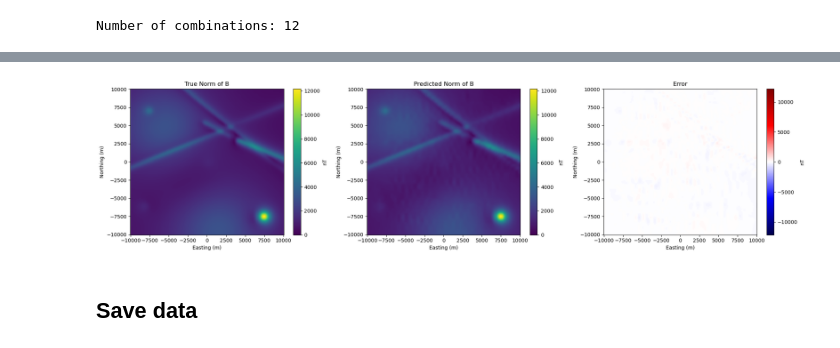
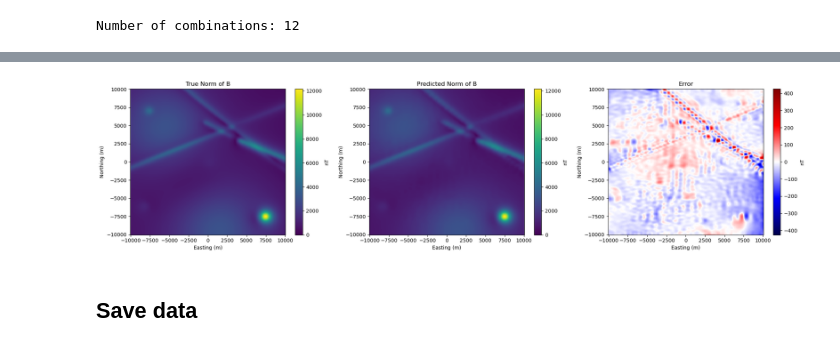
Before and after one commit to compgeolab/eqs-magnetic-dual-layer, a Jupyter notebook: code/01_simple_sources.ipynb, the cells around one changed output, grey strips where cells are left out. Cells and saved outputs as stored; diff of their text form; code cells hidden in the pictures.

```diff
--- a/code/01_simple_sources.ipynb
+++ b/code/01_simple_sources.ipynb
@@ -198,20 +212,26 @@ Block reduce the data has several advantages:
 # %%
 block_spacing = 2e3
 reducer = vd.BlockReduce(
-    reduction=np.median,
+    reduction="median",
     spacing=block_spacing,
-    region=(vd.pad_region(region, pad=block_spacing*0.5)),
+    region=(vd.pad_region(region, pad=block_spacing*0.5)), # Padding allows more data along the survey bounds to be used.
     drop_coords=False
 )
 # Use the filter method to apply the reduction:
 coords_blocked, tfa_blocked = reducer.filter(coordinates, data=tfa)
 
-plt.figure()
+plt.figure(figsize=(12,4))
+plt.subplot(1,2,1)
 plt.plot(*coordinates[:2], ".", color="#0B486B", markersize=1, label='data points')
 plt.plot(*coords_blocked[:2], ".", color="#79BD9A", markersize=5, label='deep sources')
 plt.title("Location of Deep Sources")
 plt.xlabel("Easting (m)")
 plt.ylabel("Northing (m)")
 plt.legend()
+plt.subplot(1,2,2)
+plt.scatter(*coords_blocked[:2], c=tfa_blocked, cmap="seismic", s=5, vmin=-scale_tfa, vmax=scale_tfa)
+plt.title("TFA of Synthetic Data")
+plt.xlabel("Easting (m)")
+plt.colorbar(label="nT")
 plt.show()
 # %% [output]
@@ -229,11 +241,10 @@ plt.show()
 # %%
 dampings_deep_eqs = [1e-5, 1e-4, 1e-3, 1e-2, 1, 1e-1, 1e1, 1e2, 1e3, 1e4, 1e5]
 spacing = np.mean(vd.median_distance(coords_blocked))
-depths_deep_eqs = [spacing*2.5, spacing*3, spacing*3.5, spacing*4, spacing*4.25, spacing*4.5, spacing*5, spacing*5.5, spacing*6]
+depths_deep_eqs = [spacing*2.5, spacing*3, spacing*3.5, spacing*4, spacing*4.5, spacing*5, spacing*5.5, spacing*6]
 parameter_sets = [
     dict(damping=combo[0], depth=combo[1])
     for combo in itertools.product(dampings_deep_eqs, depths_deep_eqs)
 ]
 print("Number of combinations:", len(parameter_sets))
-# print("Combinations:", parameter_sets)
 # %% [output]
@@ -354,7 +365,7 @@ Number of combinations: 12
 # %%
 %%time
 kfold = vd.BlockKFold(
-    spacing=3e3,
+    spacing=2.5e3,
     shuffle=True,
     random_state=0,
     balance=True,
@@ -456,3 +469,8 @@ predicted_b = eqs_deep.predict(grid_coordinates) + eqs_shallow.predict(grid_coor
 true_tfa = eqs.total_field_anomaly(true_b, field_direction)
 predicted_tfa = eqs.total_field_anomaly(predicted_b, field_direction)
 error_tfa = true_tfa - predicted_tfa
+
+# Amplitude of the Anomalous Magnetic Field
+true_bnorm = np.sqrt(sum(c**2 for c in true_b))
+predicted_bnorm = np.sqrt(sum(c**2 for c in predicted_b))
+error_bnorm = true_bnorm - predicted_bnorm
@@ -491,31 +505,31 @@ plt.show()
 # %%
-scale_b = vd.maxabs(true_norm_of_b)
+scale_b = vd.maxabs(true_bnorm)
 plt.figure(figsize=(20,5))
 plt.subplot(1,3,1)
-plt.pcolormesh(*grid_coordinates[:2], true_norm_of_b, cmap="viridis", vmin=0, vmax=scale_b)
+plt.pcolormesh(*grid_coordinates[:2], true_bnorm, cmap="viridis", vmin=0, vmax=scale_b)
 plt.title("True Norm of B")
 plt.xlabel("Easting (m)")
 plt.ylabel("Northing (m)")
 plt.colorbar(label="nT")
 
 plt.subplot(1,3,2)
-plt.pcolormesh(*grid_coordinates[:2], predicted_norm_of_b, cmap="viridis", vmin=0, vmax=scale_b)
+plt.pcolormesh(*grid_coordinates[:2], predicted_bnorm, cmap="viridis", vmin=0, vmax=scale_b)
 plt.title("Predicted Norm of B")
 plt.xlabel("Easting (m)")
 plt.ylabel("Northing (m)")
 plt.colorbar(label="nT")
 
 plt.subplot(1,3,3)
-diff_scale = vd.maxabs(error_norm_of_b)
-plt.pcolormesh(*grid_coordinates[:2], error_norm_of_b, cmap="seismic", vmin=-scale_b, vmax=scale_b)
+diff_scale = vd.maxabs(error_bnorm)
+plt.pcolormesh(*grid_coordinates[:2], error_bnorm, cmap="seismic", vmin=-diff_scale, vmax=diff_scale)
 plt.title("Error")
 plt.xlabel("Easting (m)")
 plt.ylabel("Northing (m)")
 plt.colorbar(label="nT")
 plt.tight_layout()
 plt.show()
 # %% [output]
-[figure, old version]
+[figure, new version]
 # %% [markdown]
 ## Save data
 # %% [markdown]
```
Also changed, not shown: parts of 37 cells of this notebook, 27 other files.
